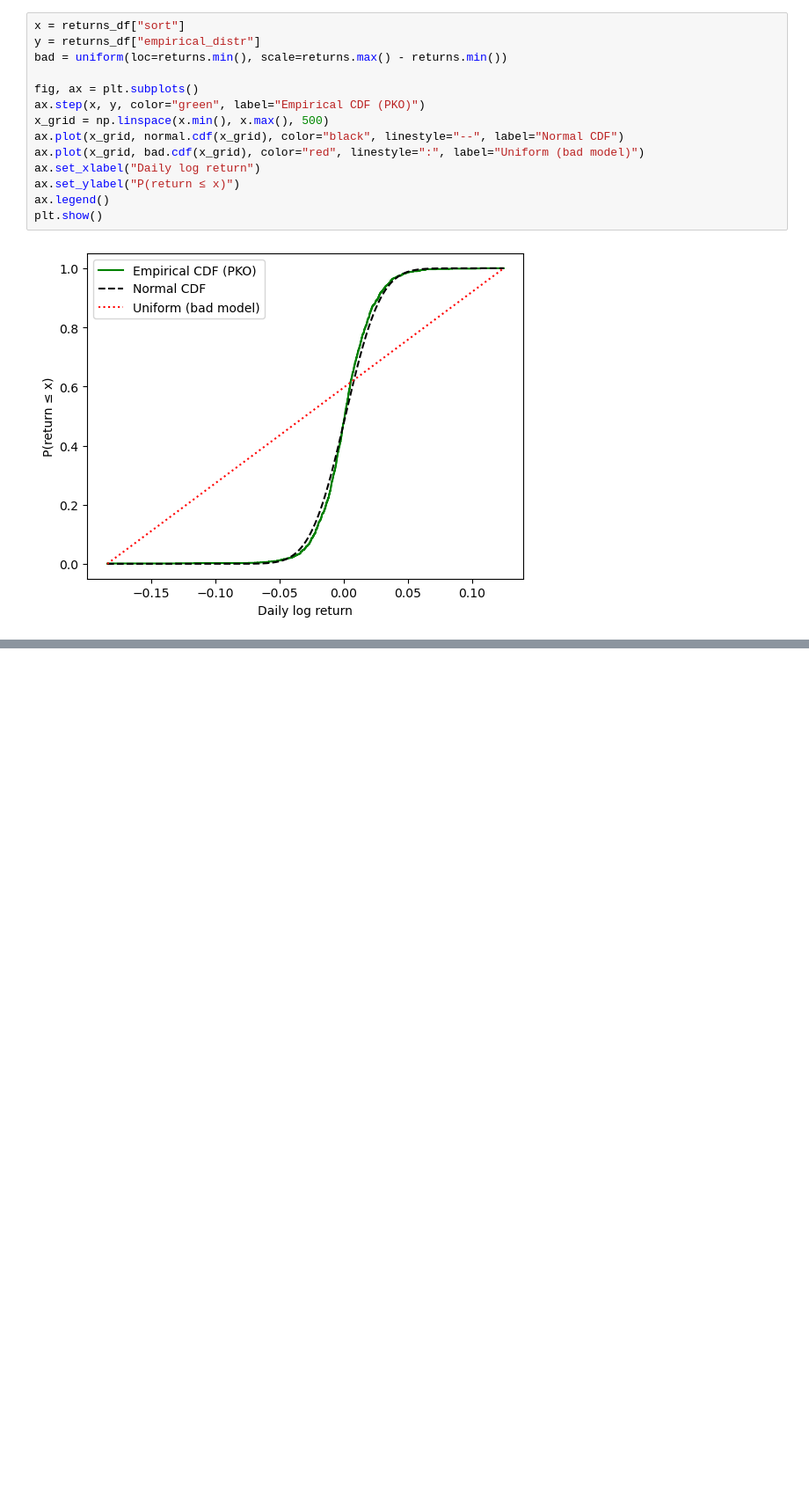
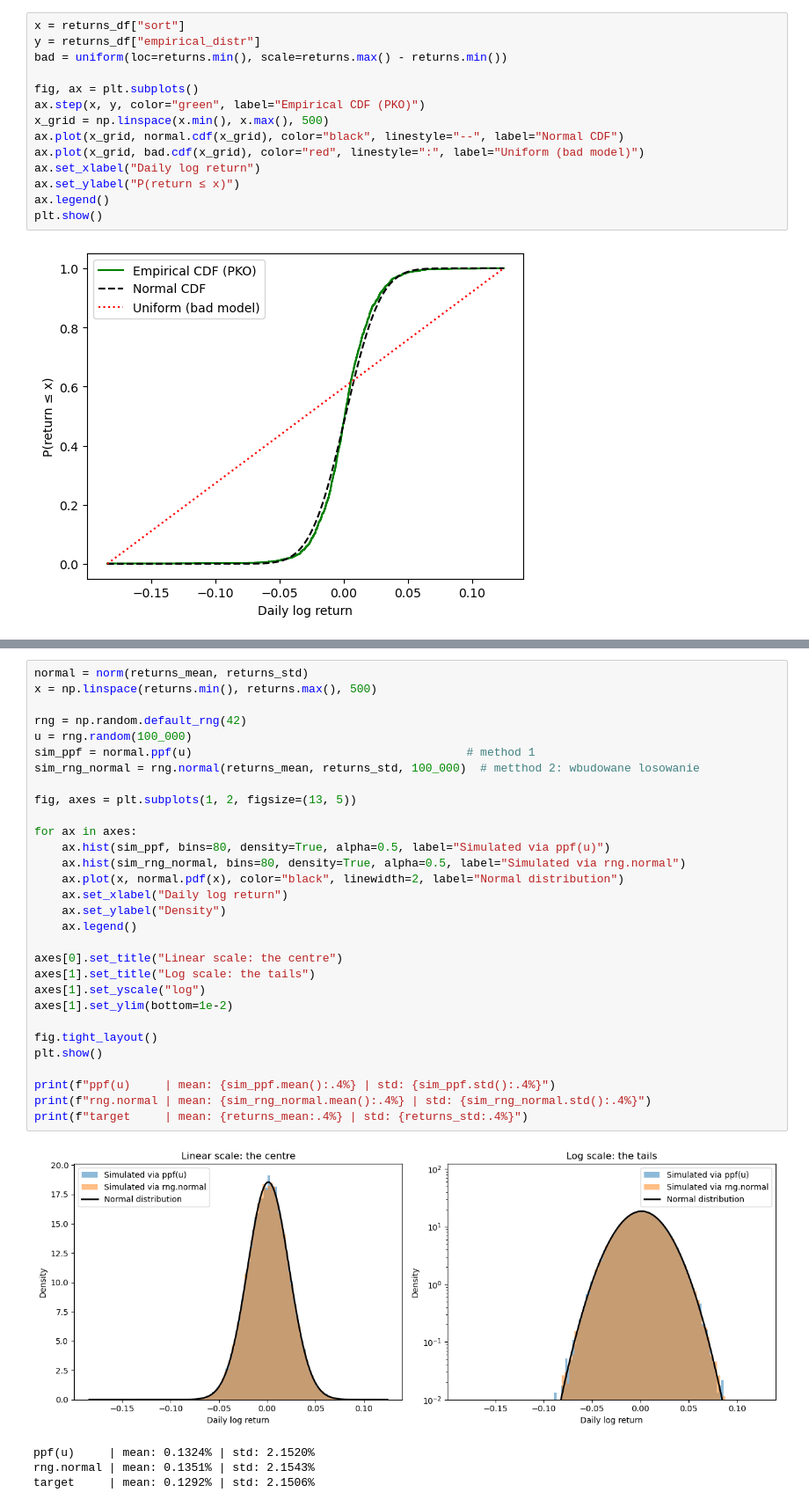
Before and after one commit to adrianchojnacki41/polish-bank-risk-monitor, a Jupyter notebook: notebooks/week1_distributions.ipynb, the cells around one changed output, grey strips where cells are left out. Shown at 88% size. Cells and saved outputs as stored; diff of their text form; blank space fills up the shorter version.

```diff
--- a/notebooks/week1_distributions.ipynb
+++ b/notebooks/week1_distributions.ipynb
@@ -169,0 +209,35 @@ plt.show()
+# %%
+normal = norm(returns_mean, returns_std)
+x = np.linspace(returns.min(), returns.max(), 500)
+
+rng = np.random.default_rng(42)
+u = rng.random(100_000)
+sim_ppf = normal.ppf(u)                                        # method 1
+sim_rng_normal = rng.normal(returns_mean, returns_std, 100_000)  # metthod 2: wbudowane losowanie
+
+fig, axes = plt.subplots(1, 2, figsize=(13, 5))
+
+for ax in axes:
+    ax.hist(sim_ppf, bins=80, density=True, alpha=0.5, label="Simulated via ppf(u)")
+    ax.hist(sim_rng_normal, bins=80, density=True, alpha=0.5, label="Simulated via rng.normal")
+    ax.plot(x, normal.pdf(x), color="black", linewidth=2, label="Normal distribution")
+    ax.set_xlabel("Daily log return")
+    ax.set_ylabel("Density")
+    ax.legend()
+
+axes[0].set_title("Linear scale: the centre")
+axes[1].set_title("Log scale: the tails")
+axes[1].set_yscale("log")
+axes[1].set_ylim(bottom=1e-2)
+
+fig.tight_layout()
+plt.show()
+
+print(f"ppf(u)     | mean: {sim_ppf.mean():.4%} | std: {sim_ppf.std():.4%}")
+print(f"rng.normal | mean: {sim_rng_normal.mean():.4%} | std: {sim_rng_normal.std():.4%}")
+print(f"target     | mean: {returns_mean:.4%} | std: {returns_std:.4%}")
+# %% [output]
+[figure, added]
+ppf(u)     | mean: 0.1324% | std: 2.1520%
+rng.normal | mean: 0.1351% | std: 2.1543%
+target     | mean: 0.1292% | std: 2.1506%
```
Also changed, not shown: parts of 9 cells of this notebook, 1 other file.
